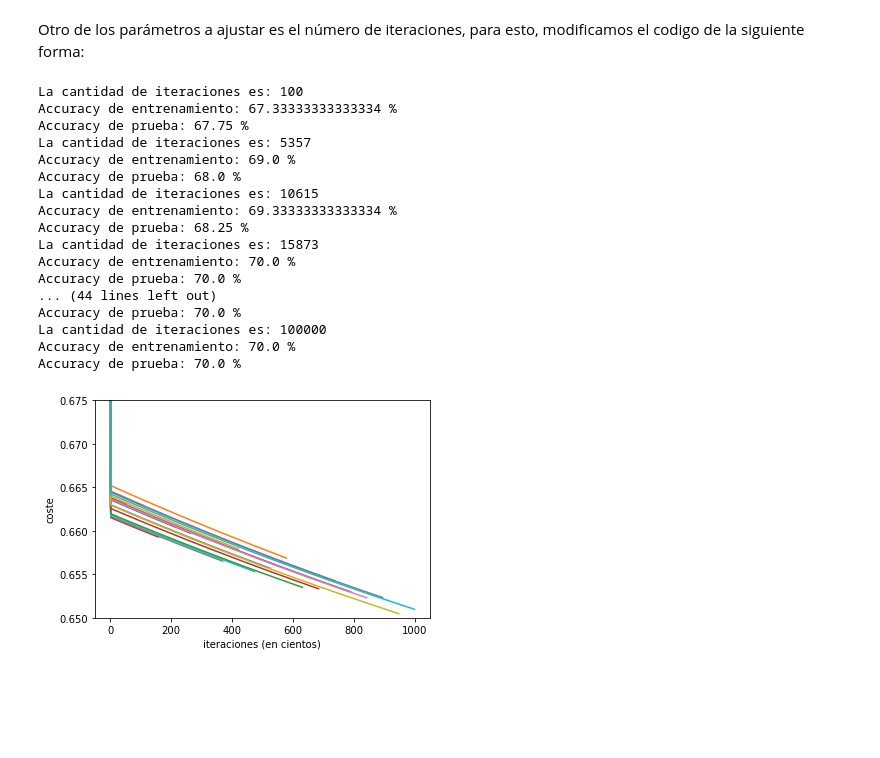
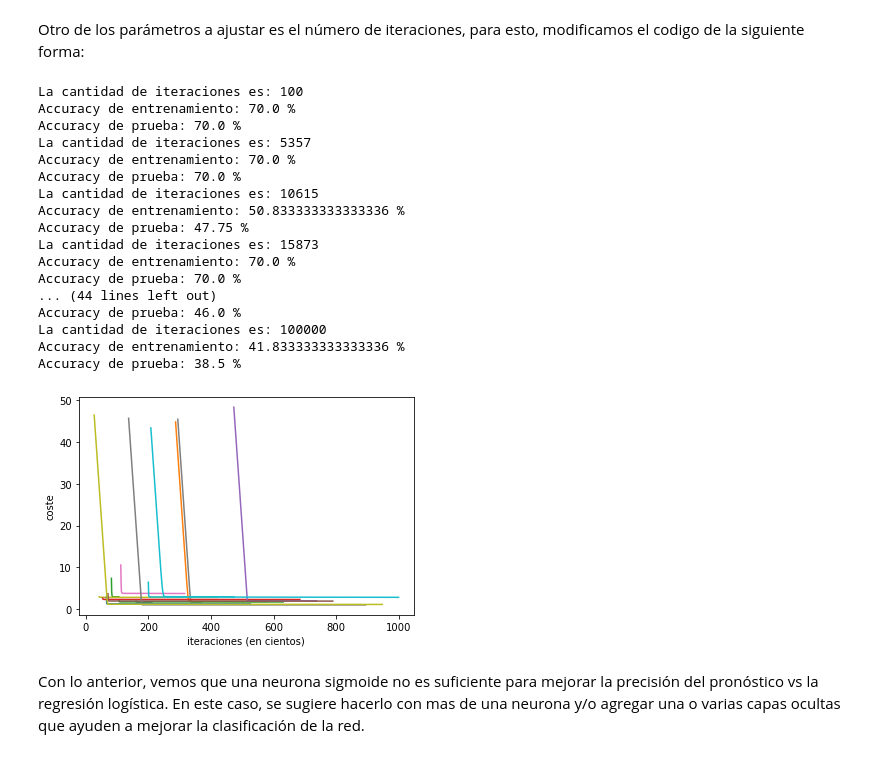
Before and after one commit to NecesitoUnNick/Modelos-2, a Jupyter notebook: 02/semana2.ipynb, the cells around one changed output. Saved outputs shown, nothing was run; the diff lists cells and outputs as text; code cells hidden in the pictures; blank space fills up the shorter version.

```diff
--- a/02/semana2.ipynb
+++ b/02/semana2.ipynb
@@ -740,39 +743,37 @@ Accuracy de prueba: 68.5 %
 Otro de los parámetros a ajustar es el número de iteraciones, para esto, modificamos el codigo de la siguiente forma:
 # %%
 modelos = {}
-tasa = 1e-8
+tasa = 1.02e-8
 iteraciones = np.linspace(100, 100000, 20).astype(int)
 for i in iteraciones:
     print ("La cantidad de iteraciones es: " + str(i))
     modelos[str(i)] = modelo(CE_x2, CP_x2, CE_y2, CP_y2, num_iter=i, tasa = tasa, print_cost= False)
 
 for i in iteraciones:
     plt.plot(np.squeeze(modelos[str(i)]["Costes"]), label= str(modelos[str(i)]["Tasa de aprendizaje"]))
 
 plt.ylabel('coste')
 plt.xlabel('iteraciones (en cientos)')
 
-#legend = plt.legend(loc='upper center', shadow=True)
-frame = legend.get_frame()
-frame.set_facecolor('0.90')
-plt.ylim(0.65,0.675)
 plt.show()
 # %% [output]
 La cantidad de iteraciones es: 100
-Accuracy de entrenamiento: 67.33333333333334 %
-Accuracy de prueba: 67.75 %
+Accuracy de entrenamiento: 70.0 %
+Accuracy de prueba: 70.0 %
 La cantidad de iteraciones es: 5357
-Accuracy de entrenamiento: 69.0 %
-Accuracy de prueba: 68.0 %
+Accuracy de entrenamiento: 70.0 %
+Accuracy de prueba: 70.0 %
 La cantidad de iteraciones es: 10615
-Accuracy de entrenamiento: 69.33333333333334 %
-Accuracy de prueba: 68.25 %
+Accuracy de entrenamiento: 50.833333333333336 %
+Accuracy de prueba: 47.75 %
 La cantidad de iteraciones es: 15873
 Accuracy de entrenamiento: 70.0 %
 Accuracy de prueba: 70.0 %
 ... (44 lines left out)
-Accuracy de prueba: 70.0 %
+Accuracy de prueba: 46.0 %
 La cantidad de iteraciones es: 100000
-Accuracy de entrenamiento: 70.0 %
-Accuracy de prueba: 70.0 %
+Accuracy de entrenamiento: 41.833333333333336 %
+Accuracy de prueba: 38.5 %
-[figure, old version]
+[figure, new version]
+# %% [markdown]
+Con lo anterior, vemos que una neurona sigmoide no es suficiente para mejorar la precisión del pronóstico vs la regresión logística. En este caso, se sugiere hacerlo con mas de una neurona y/o agregar una o varias capas ocultas que ayuden a mejorar la clasificación de la red.
```
Also changed, not shown: parts of 3 cells of this notebook.
